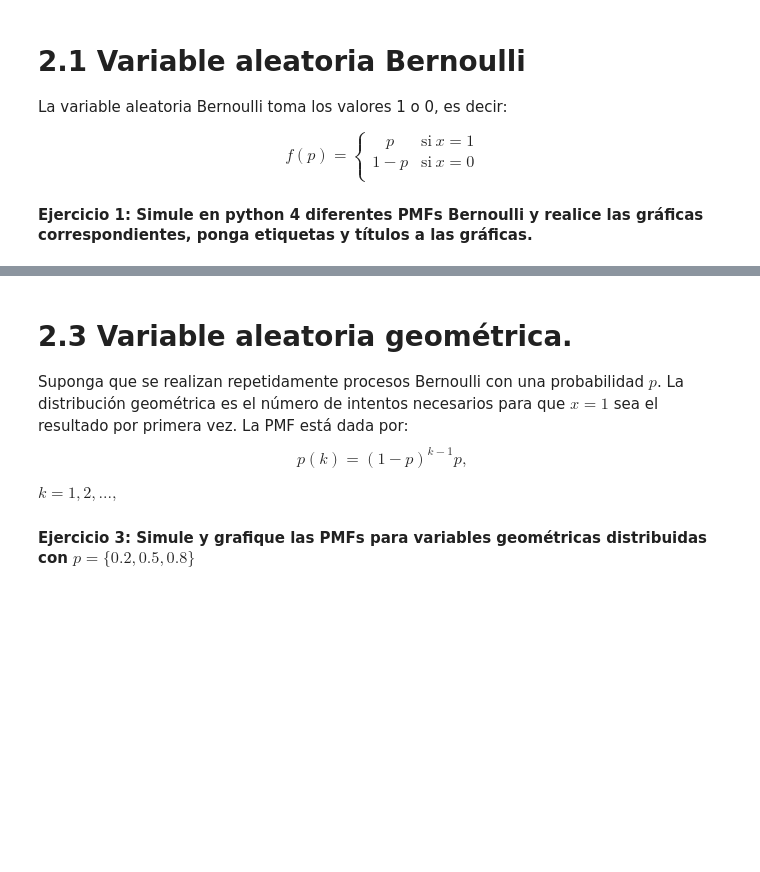
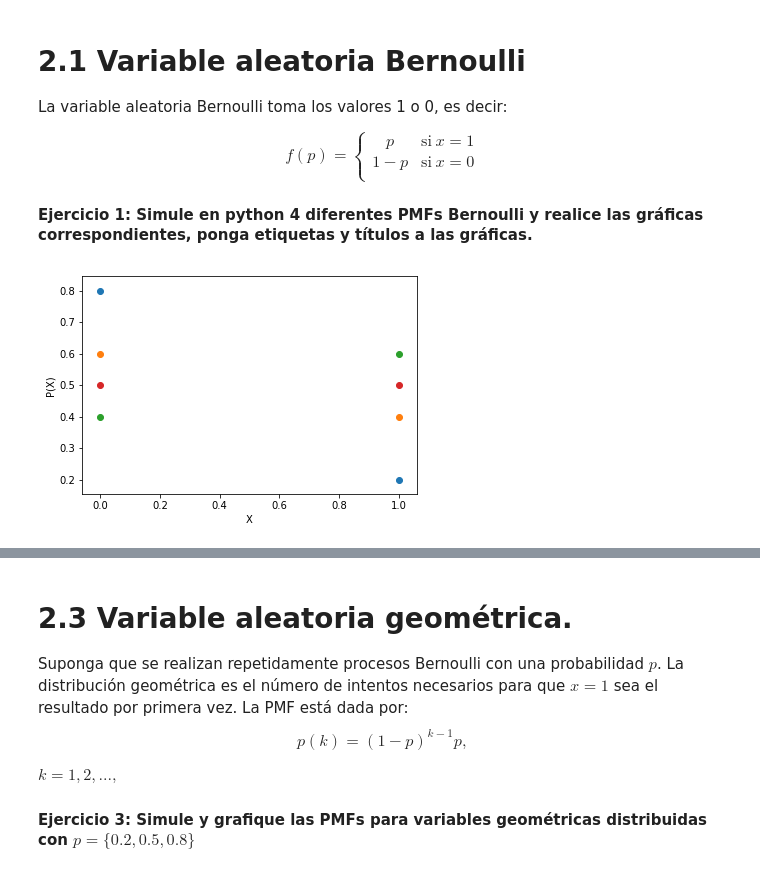
Before and after one commit to Cpicon/DataSciencePythonCourse, a Jupyter notebook: 7Estadistica/1_VariablesContinuasyDiscretas.ipynb, the cells around one changed output, grey strips where cells are left out. Cells and saved outputs as stored; diff of their text form; code cells hidden in the pictures; blank space fills up the shorter version.

```diff
--- a/7Estadistica/1_VariablesContinuasyDiscretas.ipynb
+++ b/7Estadistica/1_VariablesContinuasyDiscretas.ipynb
@@ -40,3 +40,25 @@ La variable aleatoria Bernoulli toma los valores 1 o 0, es decir:
 \end{equation}
 
 #### Ejercicio 1: Simule en python 4 diferentes PMFs Bernoulli y realice las gráficas correspondientes, ponga etiquetas y títulos a las gráficas.
+# %%
+import numpy as np
+import matplotlib.pyplot as plt
+
+
+
+def bernoulli(x,p):
+    if(x==1):
+        return p
+    elif(x==0):
+        return 1-p
+
+ps=np.array([0.2,0.4,0.6,0.5])
+
+
+[plt.scatter([0,1],[bernoulli(0,p_),bernoulli(1,p_)]) for p_ in ps]
+plt.xlabel('X')
+plt.ylabel('P(X)')
+plt.legend()
+plt.show()
+# %% [output]
+[figure, added]
```
Also changed, not shown: parts of 18 cells of this notebook, 2 other files.
